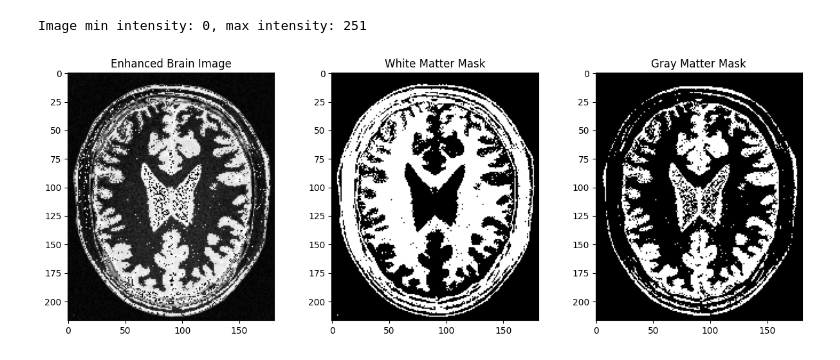
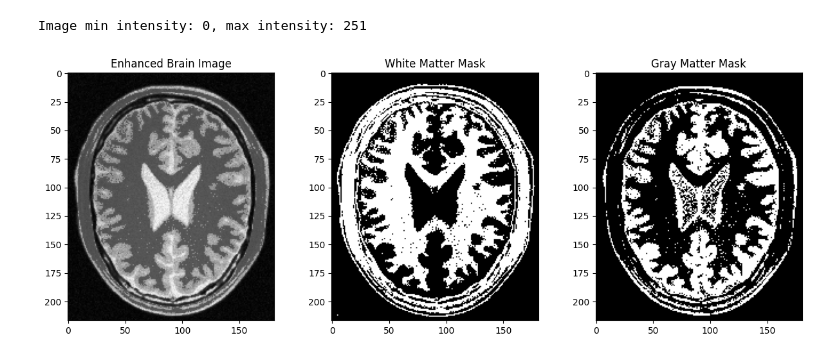
Before and after one commit to LahiruCooray/EN3160-Assignment-1, a Jupyter notebook: assignment_01.ipynb, the cells around one changed output. Cells and saved outputs as stored; diff of their text form; code cells hidden in the pictures.

Commit message:
created the intensity transformation curves

```diff
--- a/assignment_01.ipynb
+++ b/assignment_01.ipynb
@@ -99,38 +99,38 @@ Image min intensity: 0, max intensity: 251
 def accentuateMatter(image):
     img_copy = np.copy(image)
 
-     # Enhance gray matter (186 <= pixel <= 230)
-    gray_mask = (image >= 186) & (image <= 230)
-    img_copy[gray_mask] = 1 * image[gray_mask] + 30
+     # Enhance gray matter (183 <= pixel <= 230)
+    gray_mask = (image >= 183) & (image <= 230)
+    img_copy[gray_mask] = 2 * image[gray_mask] + 20
 
-    # Enhance white matter (30 <= pixel <= 185)
-    white_mask = (image >= 30) & (image <= 185)
-    img_copy[white_mask] = 1.6 * image[white_mask] + 22.5
+    # Enhance white matter (30 <= pixel <= 182)
+    white_mask = (image >= 30) & (image <= 182)
+    img_copy[white_mask] = 0.5 * image[white_mask]
 
     return img_copy, white_mask, gray_mask
 
 # Load the brain image
 brain_img = cv2.imread("a1images/brain_proton_density_slice.png", cv2.IMREAD_GRAYSCALE)
 
 # Apply the enhancement
 enhanced_img, white_mask, gray_mask = accentuateMatter(brain_img)
 
 # Display the transformed image
 plt.figure(figsize=(15, 5))
 plt.subplot(1, 3, 1)
 plt.imshow(enhanced_img, cmap='gray')
 plt.title("Enhanced Brain Image")
 
 # Display the white matter mask
 plt.subplot(1, 3, 2)
 plt.imshow(white_mask, cmap='gray')
 plt.title("White Matter Mask")
 
 # Display the gray matter mask
 plt.subplot(1, 3, 3)
 plt.imshow(gray_mask, cmap='gray')
 plt.title("Gray Matter Mask")
 
 plt.show()
 # %% [output]
-[figure, old version]
+[figure, new version]
```
Also changed, not shown: parts of 1 cell of this notebook.
